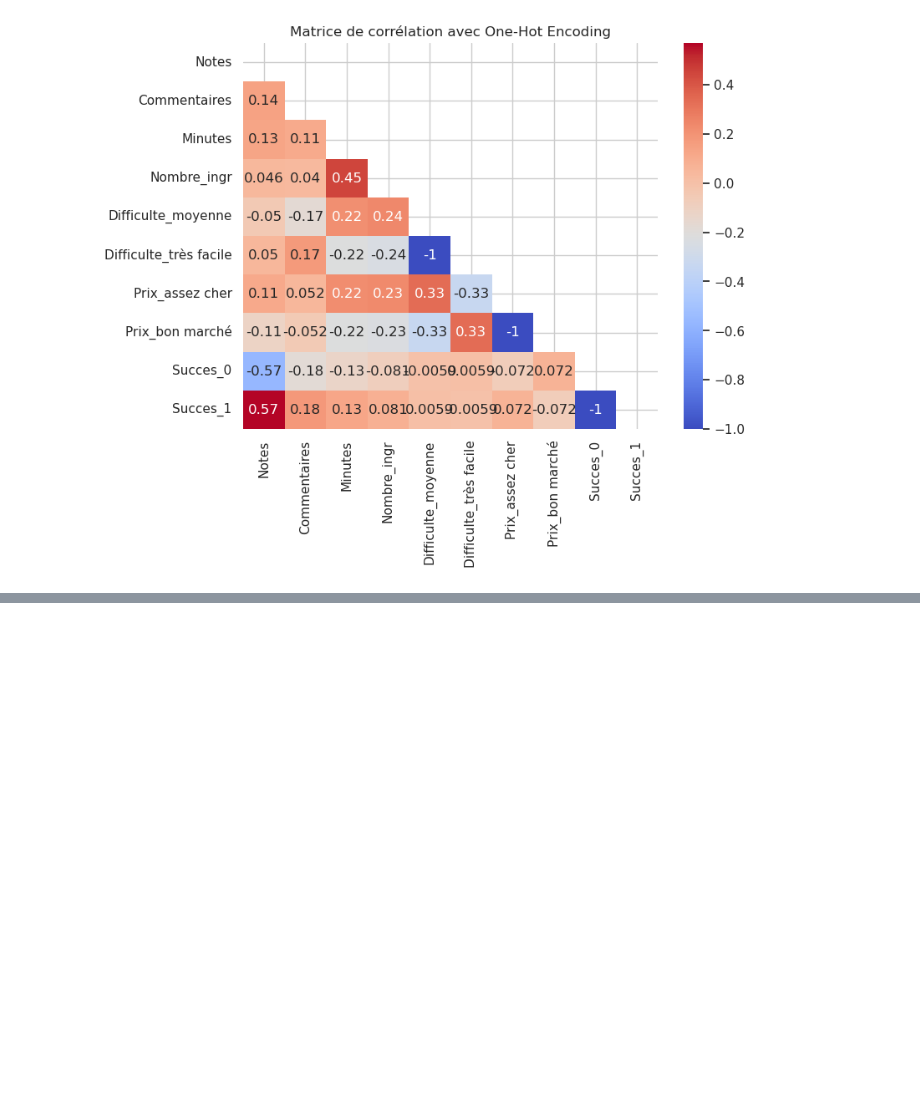
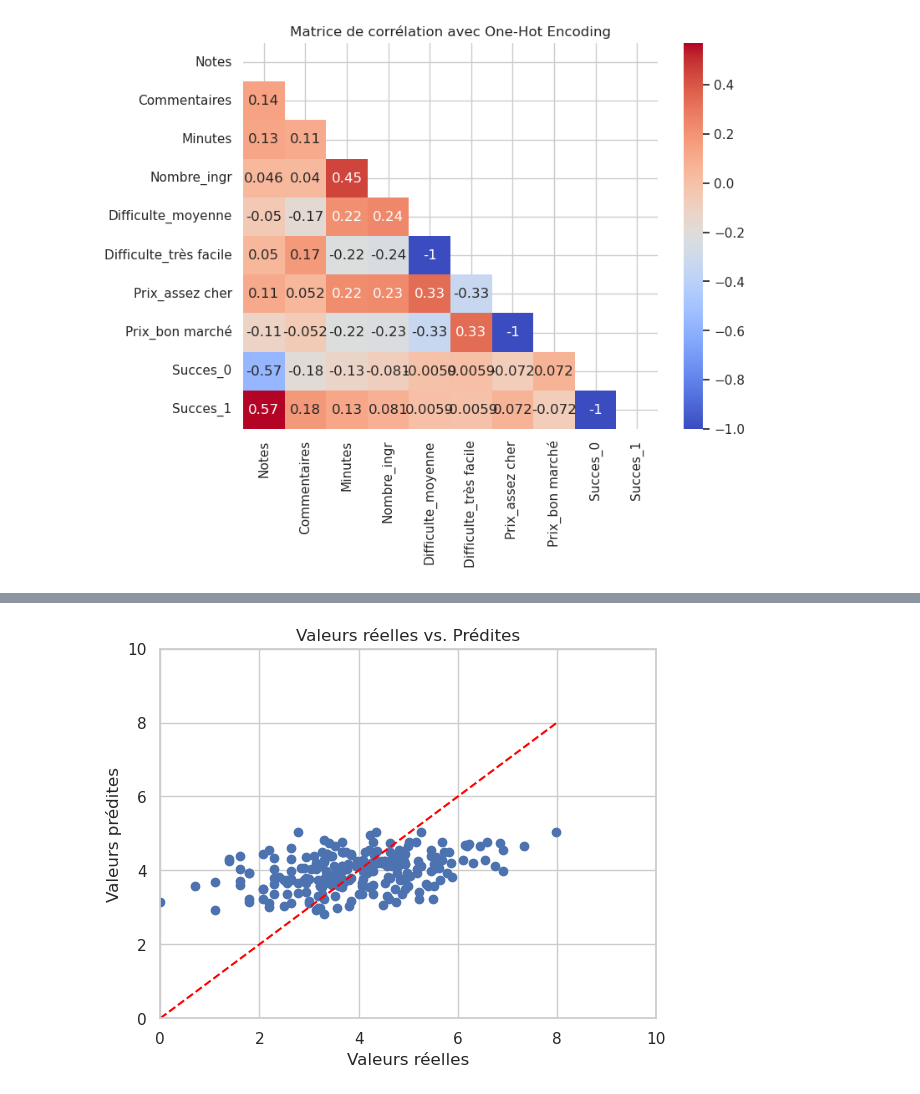
Before and after one commit to Louismoraine/python-pour-data-science, a Jupyter notebook: scripts/projet.ipynb, the cells around one changed output, grey strips where cells are left out. Saved outputs shown, nothing was run; the diff lists cells and outputs as text; code cells hidden in the pictures; blank space fills up the shorter version.

```diff
--- a/scripts/projet.ipynb
+++ b/scripts/projet.ipynb
@@ -393,0 +416,11 @@ Notes:
+# %%
+plt.scatter(y, y_pred)
+plt.plot([y.min(), y.max()], [y.min(), y.max()], color='red', linestyle='--')
+plt.xlim(0,10)
+plt.ylim(0,10)
+plt.xlabel('Valeurs réelles')
+plt.ylabel('Valeurs prédites')
+plt.title('Valeurs réelles vs. Prédites')
+plt.show()
+# %% [output]
+[figure, added]
```
Also changed, not shown: parts of 6 cells of this notebook.
